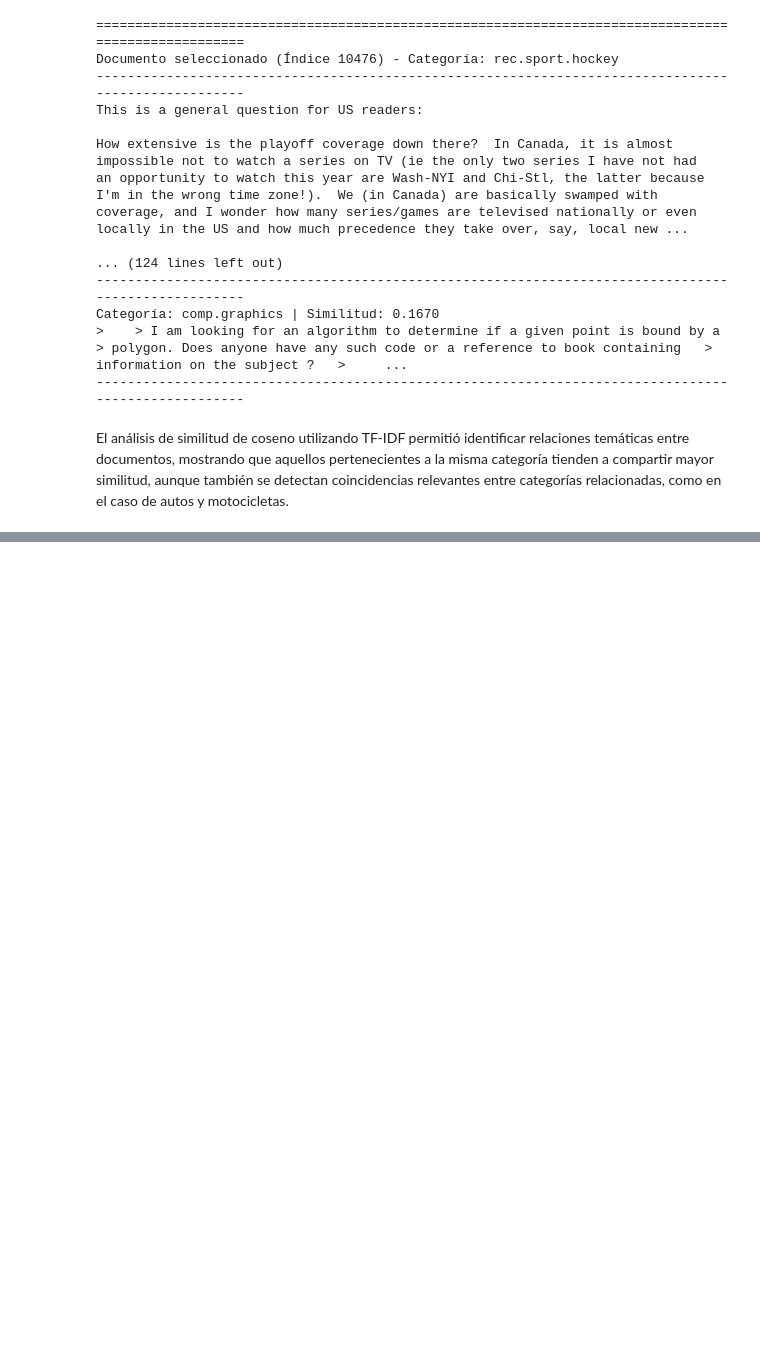
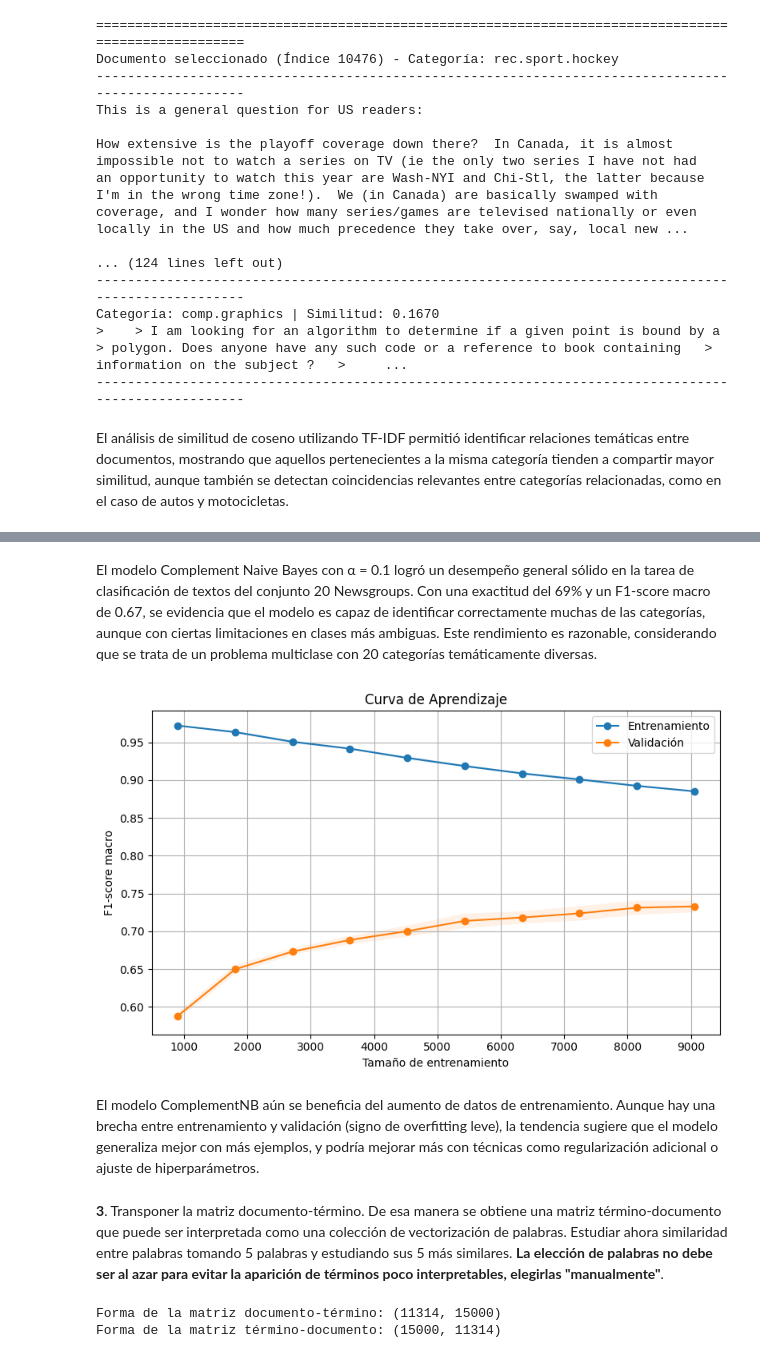
Before and after one commit to jonathancagua/NLP, a Jupyter notebook: EX/Desafio_1.ipynb, the cells around one changed output, grey strips where cells are left out. Drawn from its saved outputs; the diff is of its cells as text; code cells hidden in the pictures; blank space fills up the shorter version.

```diff
--- a/EX/Desafio_1.ipynb
+++ b/EX/Desafio_1.ipynb
@@ -331,0 +512,63 @@ El análisis de similitud de coseno utilizando TF-IDF permitió identificar rela
+# %% [markdown]
+El modelo Complement Naive Bayes con α = 0.1 logró un desempeño general sólido en la tarea de clasificación de textos del conjunto 20 Newsgroups. Con una exactitud del 69% y un F1-score macro de 0.67, se evidencia que el modelo es capaz de identificar correctamente muchas de las categorías, aunque con ciertas limitaciones en clases más ambiguas. Este rendimiento es razonable, considerando que se trata de un problema multiclase con 20 categorías temáticamente diversas.
+# %%
+from sklearn.model_selection import learning_curve
+import matplotlib.pyplot as plt
+import numpy as np
+
+# Vectorización y modelo
+vectorizer = TfidfVectorizer(stop_words='english', max_features=15000, max_df=0.9, min_df=5)
+X = vectorizer.fit_transform(train.data)
+y = train.target
+modelo = ComplementNB(alpha=0.1)
+
+# Curva de aprendizaje
+sizes, train_scores, val_scores = learning_curve(modelo, X, y, cv=5, scoring='f1_macro', n_jobs=-1, train_sizes=np.linspace(0.1, 1.0, 10))
+train_mean, val_mean = train_scores.mean(axis=1), val_scores.mean(axis=1)
+train_std, val_std = train_scores.std(axis=1), val_scores.std(axis=1)
+
+# Gráfico
+plt.figure(figsize=(8, 5))
+plt.plot(sizes, train_mean, 'o-', label='Entrenamiento')
+plt.plot(sizes, val_mean, 'o-', label='Validación')
+plt.fill_between(sizes, train_mean - train_std, train_mean + train_std, alpha=0.1)
+plt.fill_between(sizes, val_mean - val_std, val_mean + val_std, alpha=0.1)
+plt.title('Curva de Aprendizaje')
+plt.xlabel('Tamaño de entrenamiento')
+plt.ylabel('F1-score macro')
+plt.legend()
+plt.grid(True)
+plt.tight_layout()
+plt.show()
+# %% [output]
+[figure, added]
+# %% [markdown]
+El modelo ComplementNB aún se beneficia del aumento de datos de entrenamiento. Aunque hay una brecha entre entrenamiento y validación (signo de overfitting leve), la tendencia sugiere que el modelo generaliza mejor con más ejemplos, y podría mejorar más con técnicas como regularización adicional o ajuste de hiperparámetros.
+# %% [markdown]
+**3**. Transponer la matriz documento-término. De esa manera se obtiene una matriz
+término-documento que puede ser interpretada como una colección de vectorización de palabras.
+Estudiar ahora similaridad entre palabras tomando 5 palabras y estudiando sus 5 más similares. **La elección de palabras no debe ser al azar para evitar la aparición de términos poco interpretables, elegirlas "manualmente"**.
+# %%
+import numpy as np
+import pandas as pd
+from sklearn.datasets import fetch_20newsgroups
+from sklearn.feature_extraction.text import TfidfVectorizer
+
+# Cargar el dataset, solo los documentos de entrenamiento
+newsgroups = fetch_20newsgroups(subset='train', remove=('headers', 'footers', 'quotes'))
+
+# Vectorización TF-IDF con un número máximo de características y eliminando palabras comunes
+vectorizer = TfidfVectorizer(stop_words='english', max_features=15000)
+X_tfidf = vectorizer.fit_transform(newsgroups.data)
+
+# Mostrar las formas de las matrices (documento-término)
+print(f"Forma de la matriz documento-término: {X_tfidf.shape}")
+
+# Si realmente necesitas la transposición, mantén la forma transpuesta como una variable
+X_tfidf_T = X_tfidf.T
+
+# Mostrar la forma de la matriz transpuesta (término-documento)
+print(f"Forma de la matriz término-documento: {X_tfidf_T.shape}")
+# %% [output]
+Forma de la matriz documento-término: (11314, 15000)
+Forma de la matriz término-documento: (15000, 11314)
```
Also changed, not shown: parts of 9 cells of this notebook.
